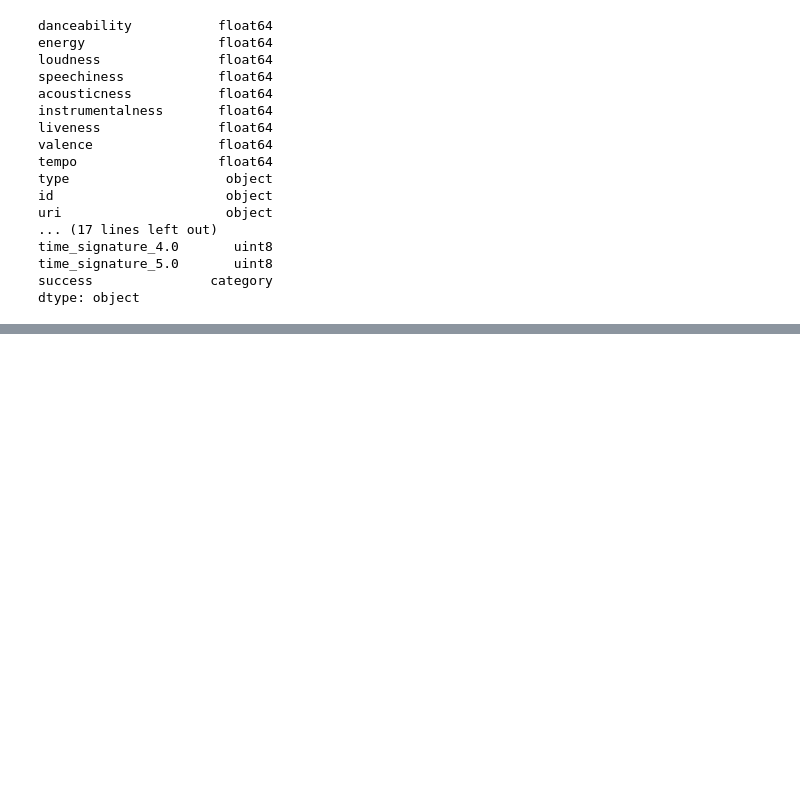
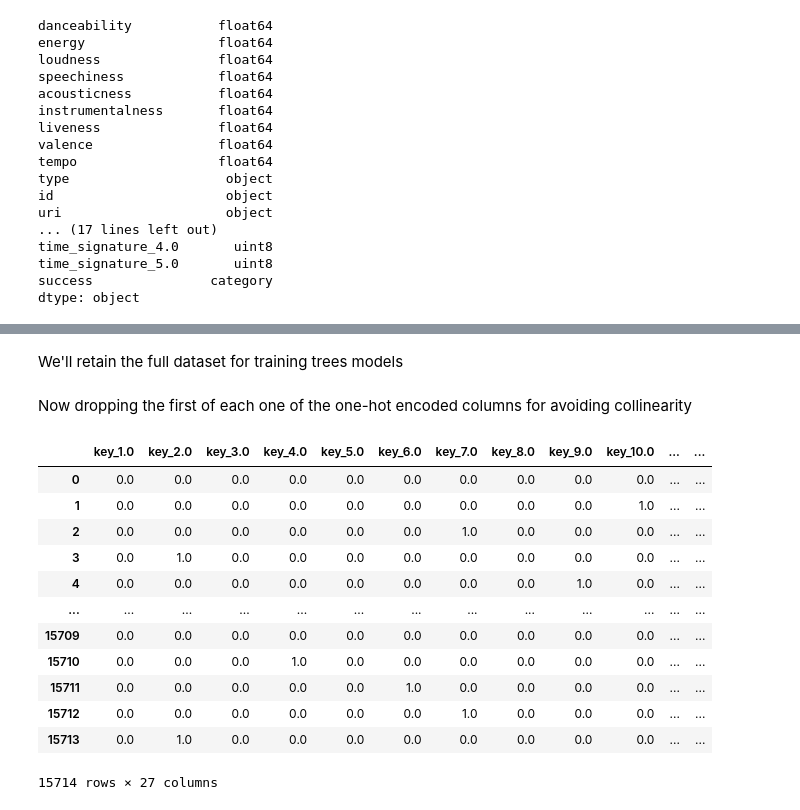
Before and after one commit to daniel-isidro/hot_n_pop_song_machine, a Jupyter notebook: data_prep/data_prep.ipynb, the cells around one changed output, grey strips where cells are left out. Cells and saved outputs as stored; diff of their text form; code cells hidden in the pictures; blank space fills up the shorter version.

```diff
--- a/data_prep/data_prep.ipynb
+++ b/data_prep/data_prep.ipynb
@@ -421,0 +628,2 @@ dtype: object
+# %% [markdown]
+We'll retain the full dataset for training trees models
@@ -421,0 +632,19 @@ dtype: object
+# %% [markdown]
+Now dropping the first of each one of the one-hot encoded columns for avoiding collinearity
+# %%
+df9 = df8.drop(['key_0.0', 'mode_0.0', 'time_signature_0.0'], axis=1)
+df9
+# %% [output]
+|  | key_1.0 | key_2.0 | key_3.0 | key_4.0 | key_5.0 | key_6.0 | key_7.0 | key_8.0 | key_9.0 | key_10.0 | ... | ... |
+| 0 | 0.0 | 0.0 | 0.0 | 0.0 | 0.0 | 0.0 | 0.0 | 0.0 | 0.0 | 0.0 | ... | ... |
+| 1 | 0.0 | 0.0 | 0.0 | 0.0 | 0.0 | 0.0 | 0.0 | 0.0 | 0.0 | 1.0 | ... | ... |
+| 2 | 0.0 | 0.0 | 0.0 | 0.0 | 0.0 | 0.0 | 1.0 | 0.0 | 0.0 | 0.0 | ... | ... |
+| 3 | 0.0 | 1.0 | 0.0 | 0.0 | 0.0 | 0.0 | 0.0 | 0.0 | 0.0 | 0.0 | ... | ... |
+| 4 | 0.0 | 0.0 | 0.0 | 0.0 | 0.0 | 0.0 | 0.0 | 0.0 | 1.0 | 0.0 | ... | ... |
+| ... | ... | ... | ... | ... | ... | ... | ... | ... | ... | ... | ... | ... |
+| 15709 | 0.0 | 0.0 | 0.0 | 0.0 | 0.0 | 0.0 | 0.0 | 0.0 | 0.0 | 0.0 | ... | ... |
+| 15710 | 0.0 | 0.0 | 0.0 | 1.0 | 0.0 | 0.0 | 0.0 | 0.0 | 0.0 | 0.0 | ... | ... |
+| 15711 | 0.0 | 0.0 | 0.0 | 0.0 | 0.0 | 1.0 | 0.0 | 0.0 | 0.0 | 0.0 | ... | ... |
+| 15712 | 0.0 | 0.0 | 0.0 | 0.0 | 0.0 | 0.0 | 1.0 | 0.0 | 0.0 | 0.0 | ... | ... |
+| 15713 | 0.0 | 1.0 | 0.0 | 0.0 | 0.0 | 0.0 | 0.0 | 0.0 | 0.0 | 0.0 | ... | ... |
+15714 rows × 27 columns
```
Also changed, not shown: parts of 23 cells of this notebook, 2 other files.
